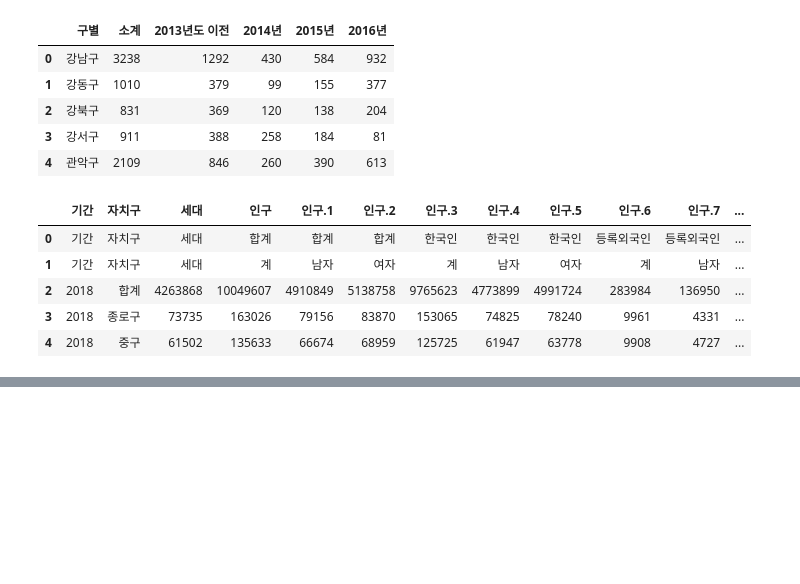
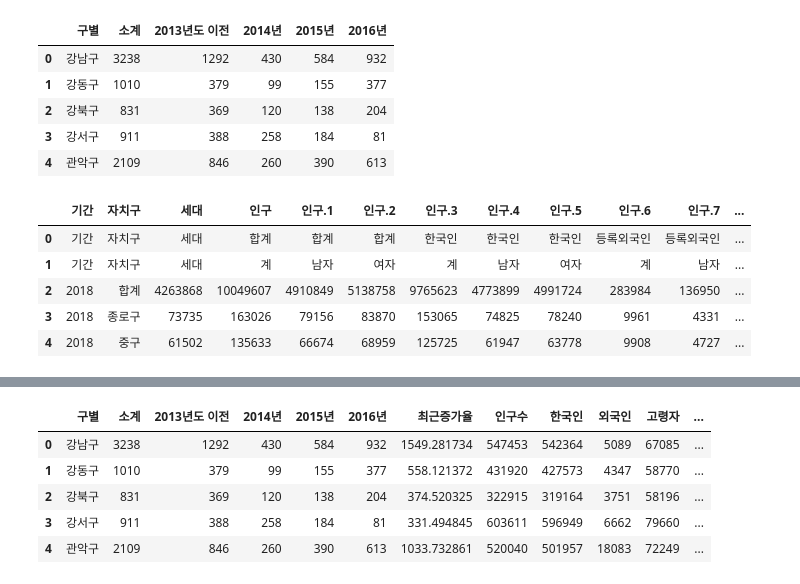
Before and after one commit to jihyunjeongme/datascience-example-python, a Jupyter notebook: 1장_서울시_구별_CCTV_현황분석.ipynb, the cells around one changed output, grey strips where cells are left out. Saved outputs shown, nothing was run; the diff lists cells and outputs as text; code cells hidden in the pictures; blank space fills up the shorter version.

```diff
--- a/1장_서울시_구별_CCTV_현황분석.ipynb
+++ b/1장_서울시_구별_CCTV_현황분석.ipynb
@@ -64,0 +79,7 @@ pop_Seoul.head()
+# %%
+pop_Seoul.rename(columns={pop_Seoul.columns[0]: '구별',
+                          pop_Seoul.columns[1]: '인구수',
+                          pop_Seoul.columns[2]: '한국인',
+                          pop_Seoul.columns[3]: '외국인',
+                          pop_Seoul.columns[4]: '고령자'}, inplace=True)
+pop_Seoul.head()
@@ -64,0 +126,7 @@ pop_Seoul.head()
+# %%
+CCTV_Seoul['최근증가율'] = (CCTV_Seoul['2016년'] + CCTV_Seoul['2015년'] + \
+                         CCTV_Seoul['2014년'] / CCTV_Seoul['2013년도 이전'] * 100)
+
+CCTV_Seoul.sort_values(by='최근증가율', ascending=False).head(5)
+
+# 최근증가율을 보면 강남구 > 관악구 > 노원구 순입니다.
@@ -64,0 +149,5 @@ pop_Seoul.head()
+# %%
+pop_Seoul.drop([0], inplace=True)
+pop_Seoul.head()
+
+# 0번 행에 합계는 필요 없음. 행을 지우는 명령어 drop
@@ -64,0 +251,11 @@ pop_Seoul.head()
+# %%
+# 이제 두 데이터의 공통된 컬럼인 '구별' 로 merge
+data_result = pd.merge(CCTV_Seoul, pop_Seoul, on='구별')
+data_result.head()
+# %% [output]
+|  | 구별 | 소계 | 2013년도 이전 | 2014년 | 2015년 | 2016년 | 최근증가율 | 인구수 | 한국인 | 외국인 | 고령자 | ... |
+| 0 | 강남구 | 3238 | 1292 | 430 | 584 | 932 | 1549.281734 | 547453 | 542364 | 5089 | 67085 | ... |
+| 1 | 강동구 | 1010 | 379 | 99 | 155 | 377 | 558.121372 | 431920 | 427573 | 4347 | 58770 | ... |
+| 2 | 강북구 | 831 | 369 | 120 | 138 | 204 | 374.520325 | 322915 | 319164 | 3751 | 58196 | ... |
+| 3 | 강서구 | 911 | 388 | 258 | 184 | 81 | 331.494845 | 603611 | 596949 | 6662 | 79660 | ... |
+| 4 | 관악구 | 2109 | 846 | 260 | 390 | 613 | 1033.732861 | 520040 | 501957 | 18083 | 72249 | ... |
```
Also changed, not shown: parts of 37 cells of this notebook.
